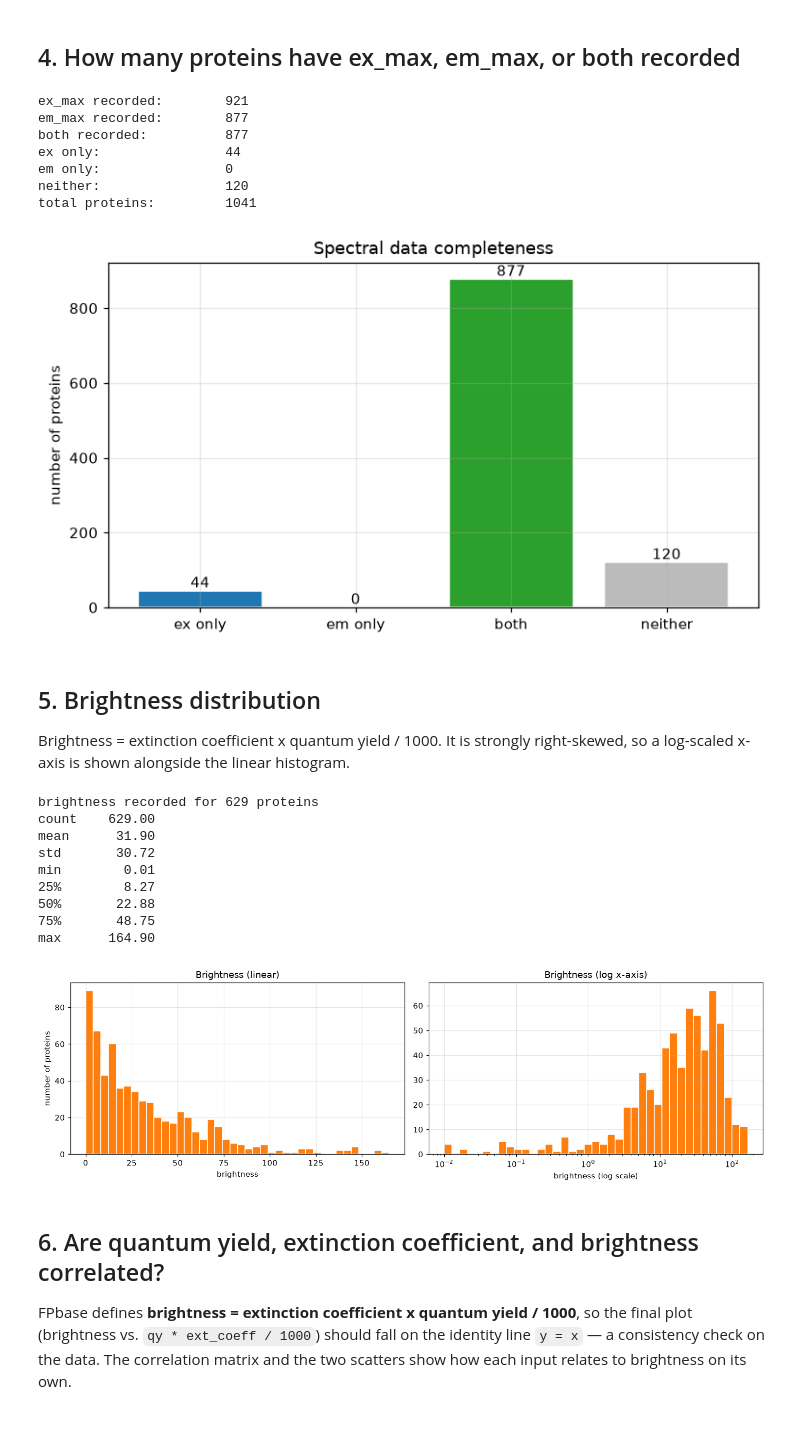
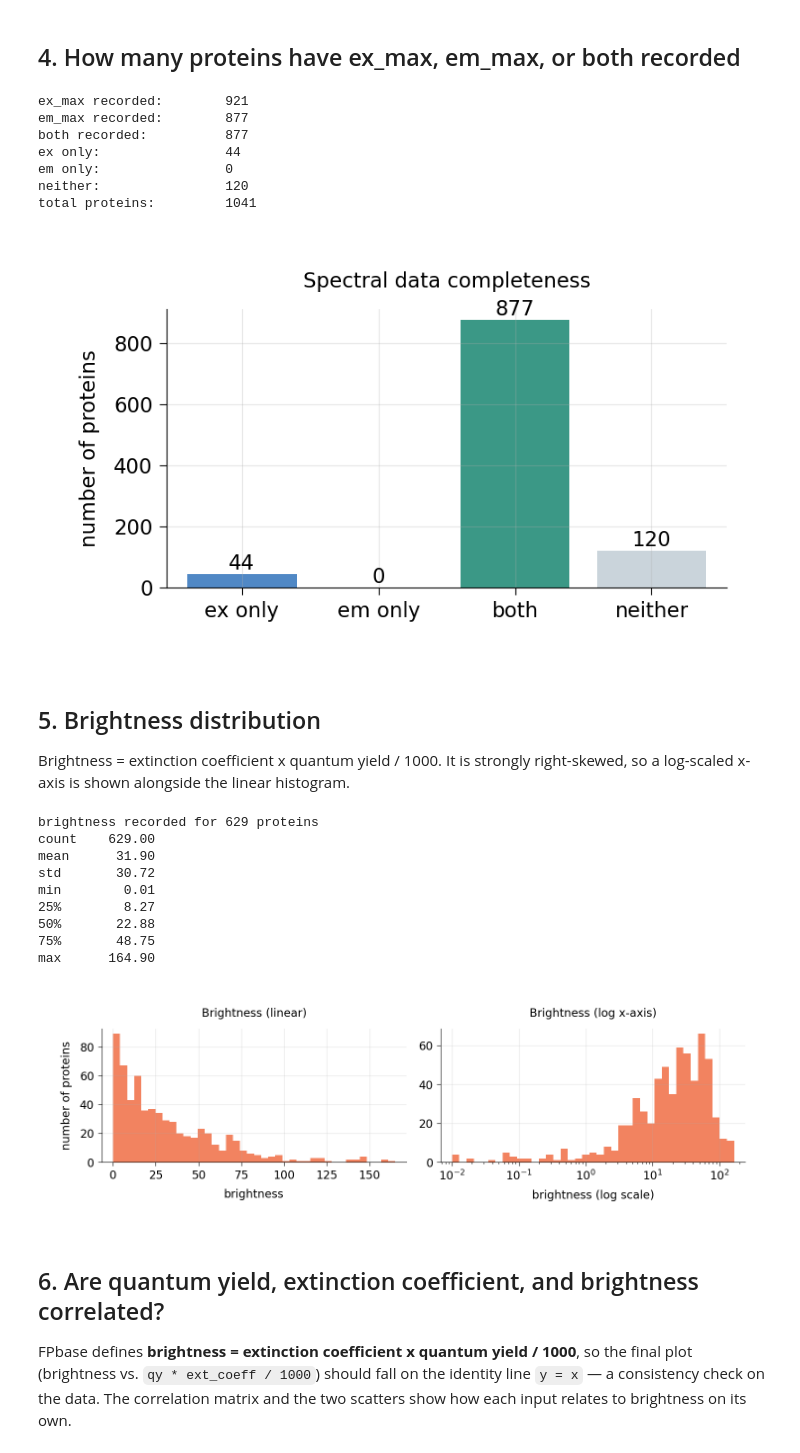
Before and after one commit to Arcadia-Science/FPguide, a Jupyter notebook: fpbase-extractor/explore_fpbase.ipynb, the cells around one changed output. Saved outputs shown, nothing was run; the diff lists cells and outputs as text; code cells hidden in the pictures; blank space fills up the shorter version.

```diff
--- a/fpbase-extractor/explore_fpbase.ipynb
+++ b/fpbase-extractor/explore_fpbase.ipynb
@@ -191,35 +194,35 @@ has_em = df["em_max"].notna()
 ex_only = int((has_ex & ~has_em).sum())
 em_only = int((has_em & ~has_ex).sum())
 both = int((has_ex & has_em).sum())
 neither = int((~has_ex & ~has_em).sum())
 
 print(f"ex_max recorded:        {int(has_ex.sum())}")
 print(f"em_max recorded:        {int(has_em.sum())}")
 print(f"both recorded:          {both}")
 print(f"ex only:                {ex_only}")
 print(f"em only:                {em_only}")
 print(f"neither:                {neither}")
 print(f"total proteins:         {len(df)}")
 
 cats = ["ex only", "em only", "both", "neither"]
 vals = [ex_only, em_only, both, neither]
 fig, ax = plt.subplots(figsize=(7, 4))
-bars = ax.bar(cats, vals, color=["#1f77b4", "#d62728", "#2ca02c", "#bbb"], edgecolor="white")
+bars = ax.bar(cats, vals, color=[apc.aegean, apc.rose, apc.seaweed, apc.dove], edgecolor="white")
 ax.set_ylabel("number of proteins")
 ax.set_title("Spectral data completeness")
 for b, v in zip(bars, vals):
     ax.text(b.get_x() + b.get_width() / 2, v, str(v), ha="center", va="bottom")
 plt.tight_layout()
 plt.show()
 # %% [output]
 ex_max recorded:        921
 em_max recorded:        877
 both recorded:          877
 ex only:                44
 em only:                0
 neither:                120
 total proteins:         1041
-[figure, old version]
+[figure, new version]
 # %% [markdown]
 ## 5. Brightness distribution
 
@@ -232,14 +235,14 @@ print(f"brightness recorded for {len(b)} proteins")
 print(b.describe().round(2).to_string())
 
 fig, axes = plt.subplots(1, 2, figsize=(13, 4))
-axes[0].hist(b, bins=40, color="#ff7f0e", edgecolor="white")
+axes[0].hist(b, bins=40, color=apc.amber, edgecolor="white")
 axes[0].set_title("Brightness (linear)")
 axes[0].set_xlabel("brightness")
 axes[0].set_ylabel("number of proteins")
 
 import numpy as np
 axes[1].hist(b, bins=np.logspace(np.log10(b.min()), np.log10(b.max()), 40),
-             color="#ff7f0e", edgecolor="white")
+             color=apc.amber, edgecolor="white")
 axes[1].set_xscale("log")
 axes[1].set_title("Brightness (log x-axis)")
 axes[1].set_xlabel("brightness (log scale)")
@@ -255,7 +258,7 @@ min        0.01
 50%       22.88
 75%       48.75
 max      164.90
-[figure, old version]
+[figure, new version]
 # %% [markdown]
 ## 6. Are quantum yield, extinction coefficient, and brightness correlated?
 
```
Also changed, not shown: parts of 8 cells of this notebook, 3 other files.
